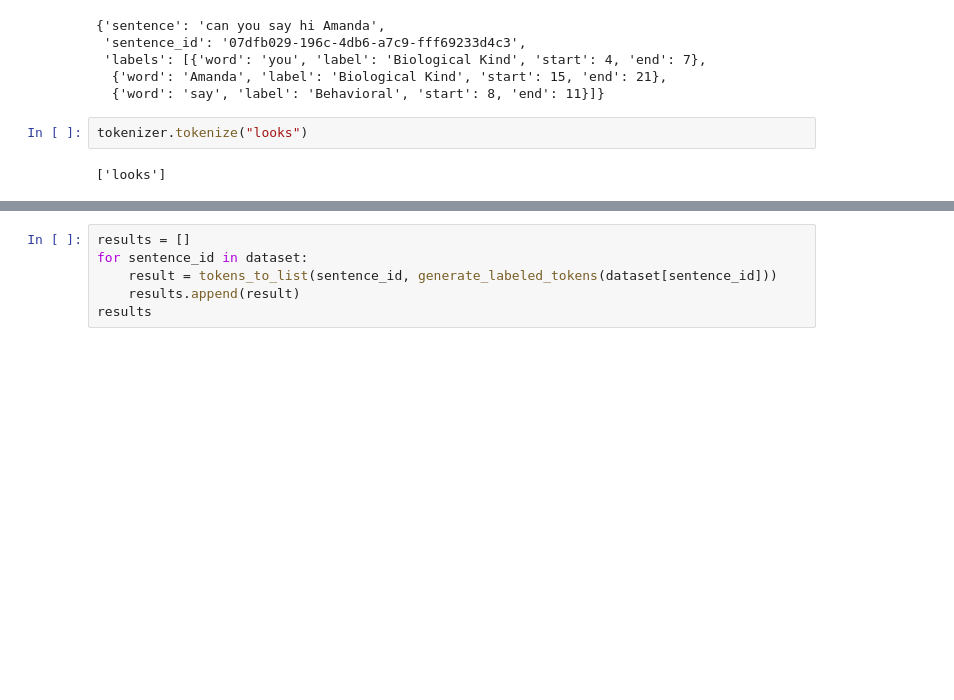
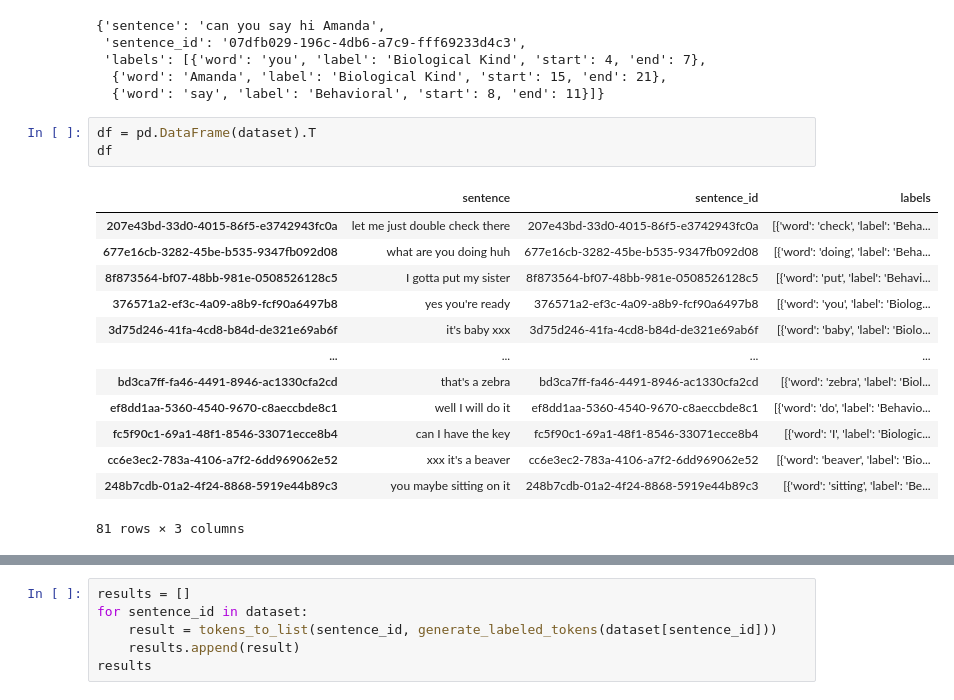
Before and after one commit to phillian-sp/ner_playground, a Jupyter notebook: src/BIO_label/BIO_label.ipynb, the cells around one changed output, grey strips where cells are left out. Saved outputs shown, nothing was run; the diff lists cells and outputs as text; blank space fills up the shorter version.

```diff
--- a/src/BIO_label/BIO_label.ipynb
+++ b/src/BIO_label/BIO_label.ipynb
@@ -83,10 +93,23 @@ dataset["07dfb029-196c-4db6-a7c9-fff69233d4c3"]
  'labels': [{'word': 'you', 'label': 'Biological Kind', 'start': 4, 'end': 7},
   {'word': 'Amanda', 'label': 'Biological Kind', 'start': 15, 'end': 21},
   {'word': 'say', 'label': 'Behavioral', 'start': 8, 'end': 11}]}
-# %%
-tokenizer.tokenize("looks")
-# %% [output]
-['looks']
+# %%
+df = pd.DataFrame(dataset).T
+df
+# %% [output]
+|  | sentence | sentence_id | labels |
+| 207e43bd-33d0-4015-86f5-e3742943fc0a | let me just double check there | 207e43bd-33d0-4015-86f5-e3742943fc0a | [{'word': 'check', 'label': 'Beha... |
+| 677e16cb-3282-45be-b535-9347fb092d08 | what are you doing huh | 677e16cb-3282-45be-b535-9347fb092d08 | [{'word': 'doing', 'label': 'Beha... |
+| 8f873564-bf07-48bb-981e-0508526128c5 | I gotta put my sister | 8f873564-bf07-48bb-981e-0508526128c5 | [{'word': 'put', 'label': 'Behavi... |
+| 376571a2-ef3c-4a09-a8b9-fcf90a6497b8 | yes you're ready | 376571a2-ef3c-4a09-a8b9-fcf90a6497b8 | [{'word': 'you', 'label': 'Biolog... |
+| 3d75d246-41fa-4cd8-b84d-de321e69ab6f | it's baby xxx | 3d75d246-41fa-4cd8-b84d-de321e69ab6f | [{'word': 'baby', 'label': 'Biolo... |
+| ... | ... | ... | ... |
+| bd3ca7ff-fa46-4491-8946-ac1330cfa2cd | that's a zebra | bd3ca7ff-fa46-4491-8946-ac1330cfa2cd | [{'word': 'zebra', 'label': 'Biol... |
+| ef8dd1aa-5360-4540-9670-c8aeccbde8c1 | well I will do it | ef8dd1aa-5360-4540-9670-c8aeccbde8c1 | [{'word': 'do', 'label': 'Behavio... |
+| fc5f90c1-69a1-48f1-8546-33071ecce8b4 | can I have the key | fc5f90c1-69a1-48f1-8546-33071ecce8b4 | [{'word': 'I', 'label': 'Biologic... |
+| cc6e3ec2-783a-4106-a7f2-6dd969062e52 | xxx it's a beaver | cc6e3ec2-783a-4106-a7f2-6dd969062e52 | [{'word': 'beaver', 'label': 'Bio... |
+| 248b7cdb-01a2-4f24-8868-5919e44b89c3 | you maybe sitting on it | 248b7cdb-01a2-4f24-8868-5919e44b89c3 | [{'word': 'sitting', 'label': 'Be... |
+81 rows × 3 columns
 # %%
 def tokenize(data):
     encoded = tokenizer.encode_plus(data['sentence'], return_offsets_mapping=True)
```
Also changed, not shown: parts of 2 cells of this notebook.
